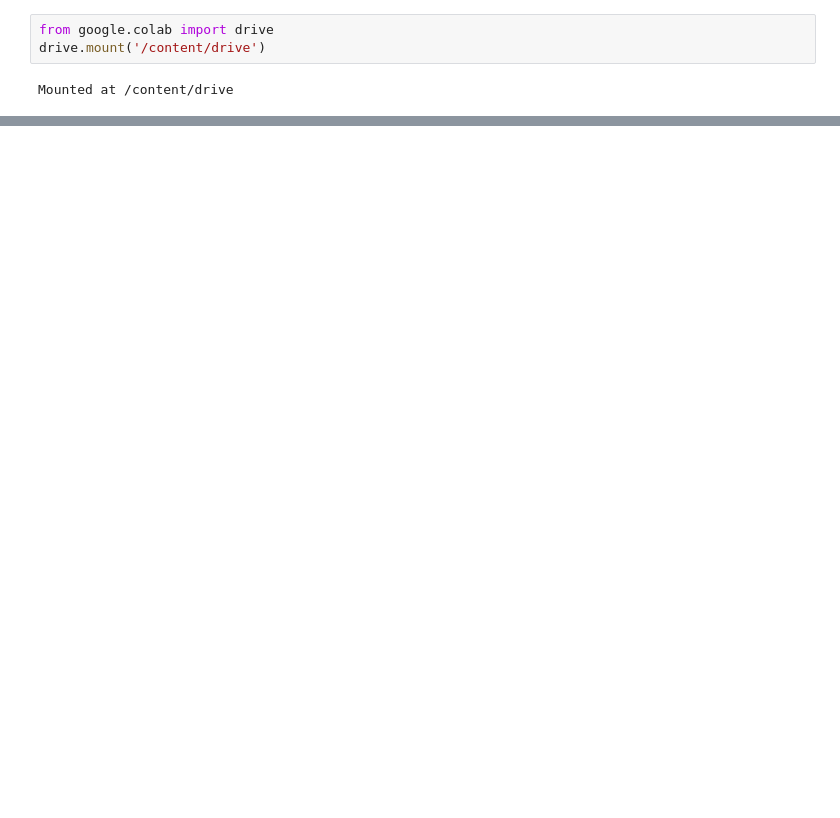
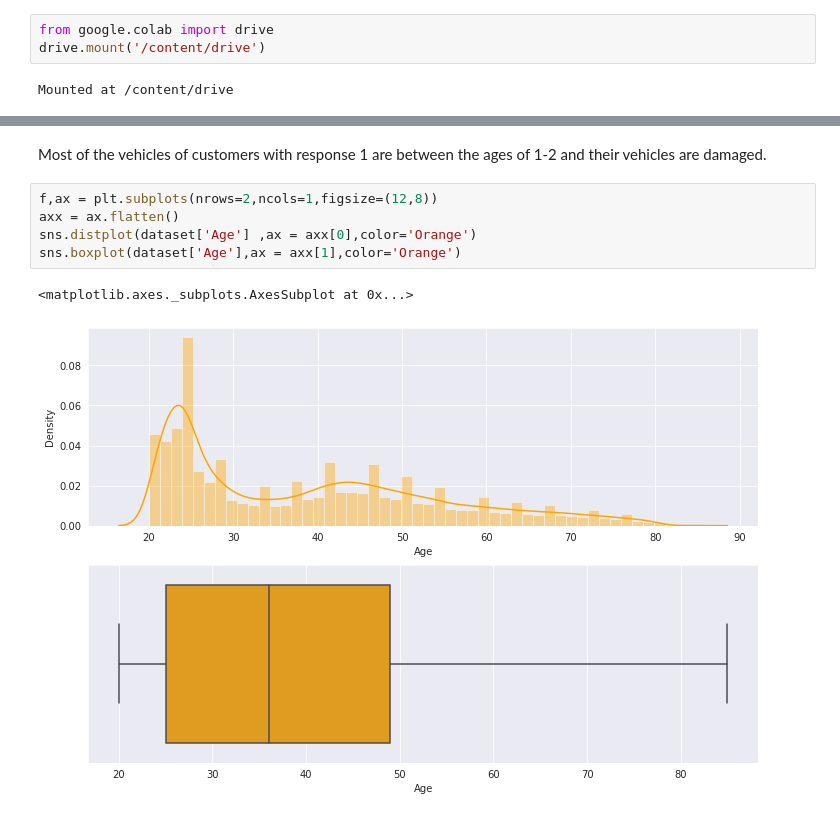
Before and after one commit to me-smishra27/HEALTH-INSURANCE-CROSS-SELL-PREDICTION, a Jupyter notebook: HEALTH_INSURANCE_CROSS_SELL_PREDICTION.ipynb, the cells around one changed output, grey strips where cells are left out. Drawn from its saved outputs; the diff is of its cells as text; blank space fills up the shorter version.

```diff
--- a/HEALTH_INSURANCE_CROSS_SELL_PREDICTION.ipynb
+++ b/HEALTH_INSURANCE_CROSS_SELL_PREDICTION.ipynb
@@ -674,0 +531,10 @@ test_class_preds = rf_clf.predict(X_test)
+# %% [markdown]
+Most of the vehicles of customers with response 1 are between the ages of 1-2 and their vehicles are damaged.
+# %%
+f,ax = plt.subplots(nrows=2,ncols=1,figsize=(12,8))
+axx = ax.flatten()
+sns.distplot(dataset['Age'] ,ax = axx[0],color='Orange')
+sns.boxplot(dataset['Age'],ax = axx[1],color='Orange')
+# %% [output]
+<matplotlib.axes._subplots.AxesSubplot at 0x...>
+[figure, added]
```
Also changed, not shown: parts of 312 cells of this notebook.
